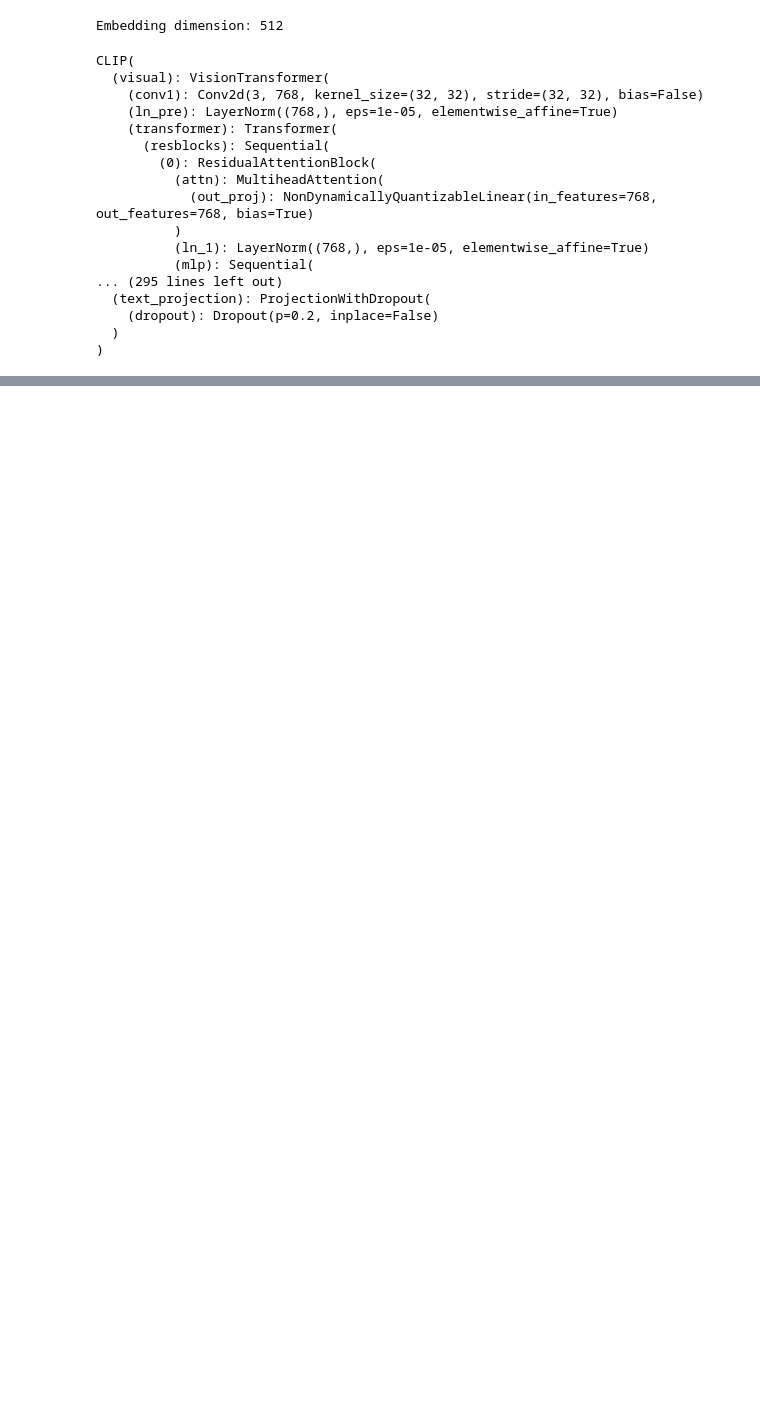
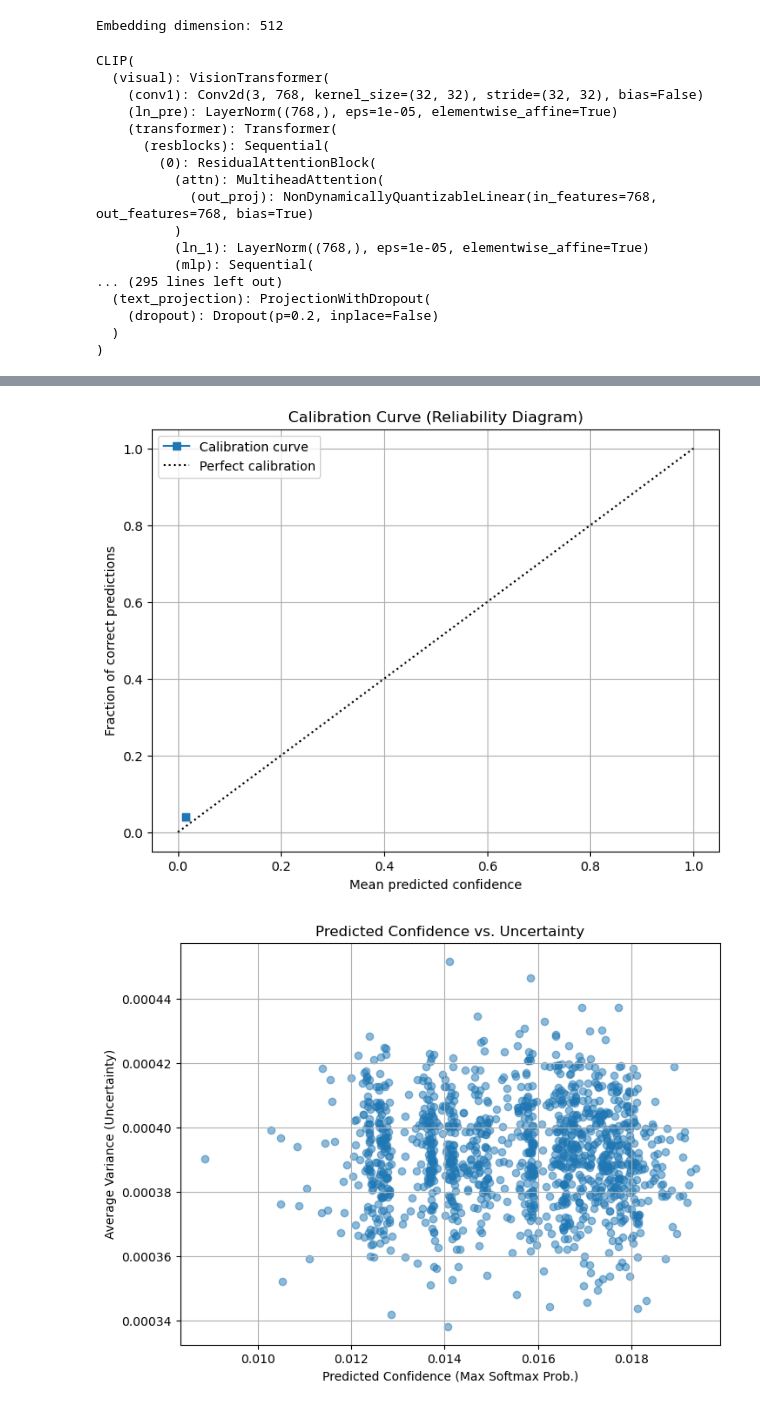
Before and after one commit to ajeet-sub/RobustCLIP, a Jupyter notebook: MCDropout.ipynb, the cells around one changed output, grey strips where cells are left out. Cells and saved outputs as stored; diff of their text form; code cells hidden in the pictures; blank space fills up the shorter version.

```diff
--- a/MCDropout.ipynb
+++ b/MCDropout.ipynb
@@ -22,7 +22,7 @@ import torch.nn.functional as F
 n_epochs = 20
 testsize = 0.1
 temp = torch.tensor(0.07)  # Temperature scaling parameter
-batch_size = 256
+batch_size = 128
 model_save_dr = "/home/hice1/asubramanian91/scratch/iMET/models/"
 prob = 0  # Contamination level: set to 0 if no corruption
 # %%
@@ -38,7 +38,8 @@ Embedding dimension: 512
 df_data = pd.read_csv('/home/hice1/asubramanian91/scratch/iMET/Small_train_set/cleaned_train.csv', index_col='id')
 df_labels = pd.read_csv('/home/hice1/asubramanian91/scratch/iMET/Small_train_set/sampled_labels.csv', index_col="attribute_id")
 image_dir = "/home/hice1/asubramanian91/scratch/iMET/Small_train_set/small_train"
-image_names = sorted(os.listdir(image_dir))
+image_names = list(df_data.index)
+image_names=[i+".png" for i in image_names]
 train_names, test_names, _, _ = train_test_split(image_names, image_names, test_size=testsize, random_state=42)
 # %%
 _tokenizer = SimpleTokenizer()
@@ -281,0 +349,66 @@ Epoch 1 | Train Loss: 5.4954 | Val Loss: 5.4199
+# %%
+from sklearn.calibration import calibration_curve
+import matplotlib.pyplot as plt
+import torch.nn.functional as F
+
+# Lists to store results for all test samples.
+all_confidences = []  # Predicted maximum softmax probabilities
+all_correct = []      # 1 if prediction is correct, 0 otherwise
+all_variances = []    # A measure of uncertainty (here we compute the average variance from image and text MC dropout)
+
+model.eval()
+# Iterate over the test DataLoader.
+for images, texts in dltest:
+    # Convert images to device & proper dtype; texts remain integer tokens.
+    images = images.to(device).to(model.dtype)
+    texts = texts.to(device)
+
+    # Run MC dropout inference (multiple forward passes) to get mean embeddings and variance.
+    I_e_mean, I_e_var, T_e_mean, T_e_var = mc_dropout_forward(model, images, texts, num_samples=10)
+
+    # Compute logits and softmax probabilities from the mean embeddings.
+    scale = torch.exp(temp.to(device))
+    logits = I_e_mean @ T_e_mean.T * scale
+    probabilities = F.softmax(logits, dim=1)
+
+    # Predicted confidence is the max softmax value; predicted class is the argmax.
+    confidences, preds = torch.max(probabilities, dim=1)
+
+    # Create a vector of ground truth labels for the batch (here assumed to be indices 0..B-1).
+    labels = torch.arange(images.size(0), device=device)
+    correct = preds.eq(labels).float()  # 1 if correct, 0 otherwise
+
+    # Append to lists.
+    all_confidences.extend(confidences.cpu().numpy())
+    all_correct.extend(correct.cpu().numpy())
+
+    # As a simple uncertainty measure, average the variance from image and text embeddings.
+    # (You can also derive more sophisticated measures.)
+    var_avg = (I_e_var.mean(dim=1) + T_e_var.mean(dim=1)) / 2.0  # Shape: [batch]
+    all_variances.extend(var_avg.cpu().numpy())
+
+# Compute calibration curve using scikit-learn.
+fraction_of_positives, mean_predicted_value = calibration_curve(all_correct, all_confidences, n_bins=10)
+
+# Plot the calibration (reliability) curve.
+plt.figure(figsize=(8,6))
+plt.plot(mean_predicted_value, fraction_of_positives, "s-", label="Calibration curve")
+plt.plot([0, 1], [0, 1], "k:", label="Perfect calibration")
+plt.xlabel("Mean predicted confidence")
+plt.ylabel("Fraction of correct predictions")
+plt.title("Calibration Curve (Reliability Diagram)")
+plt.legend()
+plt.grid(True)
+plt.show()
+
+# Additionally, plot a scatter plot of predicted confidence versus estimated uncertainty.
+plt.figure(figsize=(8,6))
+plt.scatter(all_confidences, all_variances, alpha=0.5)
+plt.xlabel("Predicted Confidence (Max Softmax Prob.)")
+plt.ylabel("Average Variance (Uncertainty)")
+plt.title("Predicted Confidence vs. Uncertainty")
+plt.grid(True)
+plt.show()
+# %% [output]
+[figure, added]
+[figure, added]
```
Also changed, not shown: parts of 3 cells of this notebook, 3 other files.
